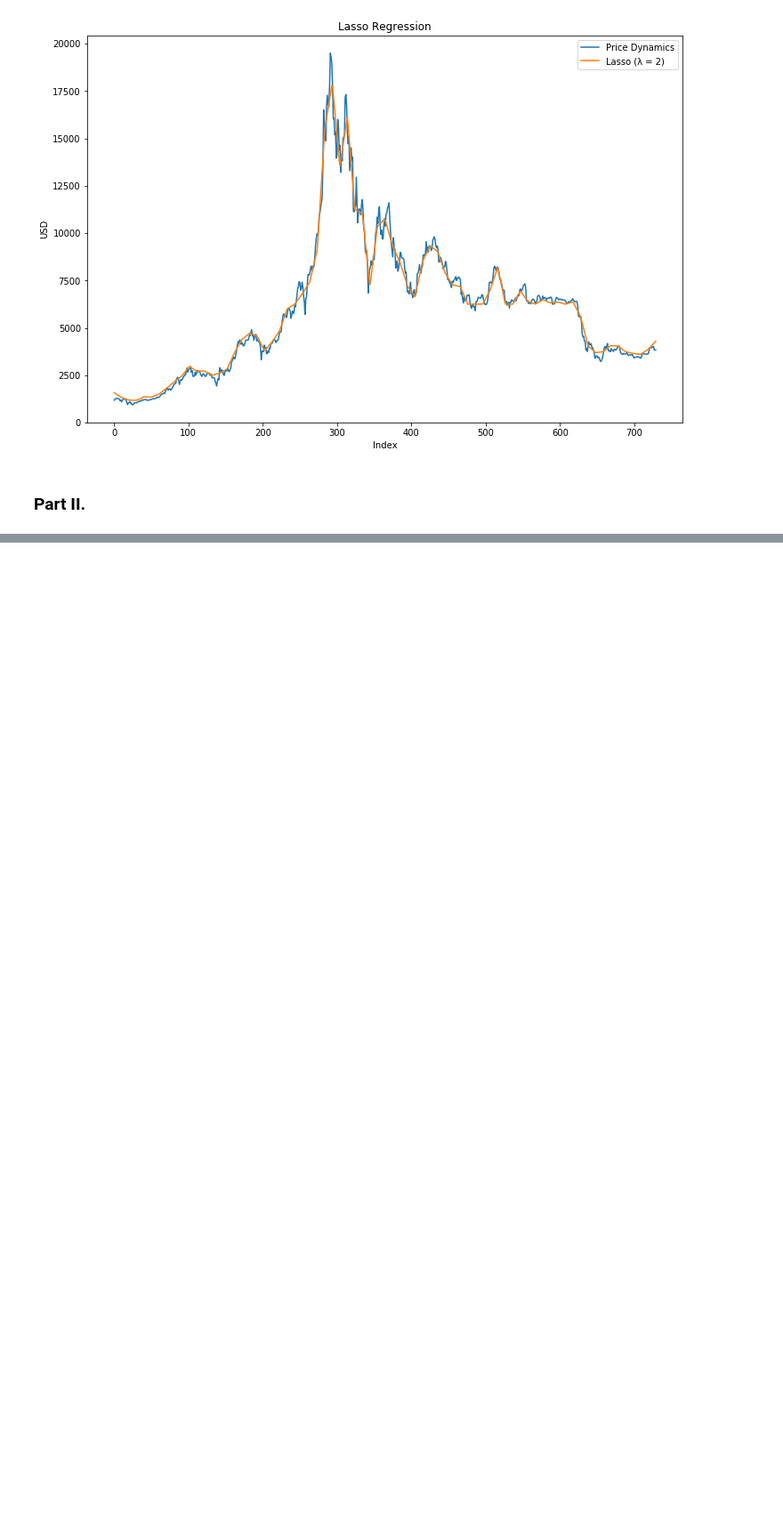
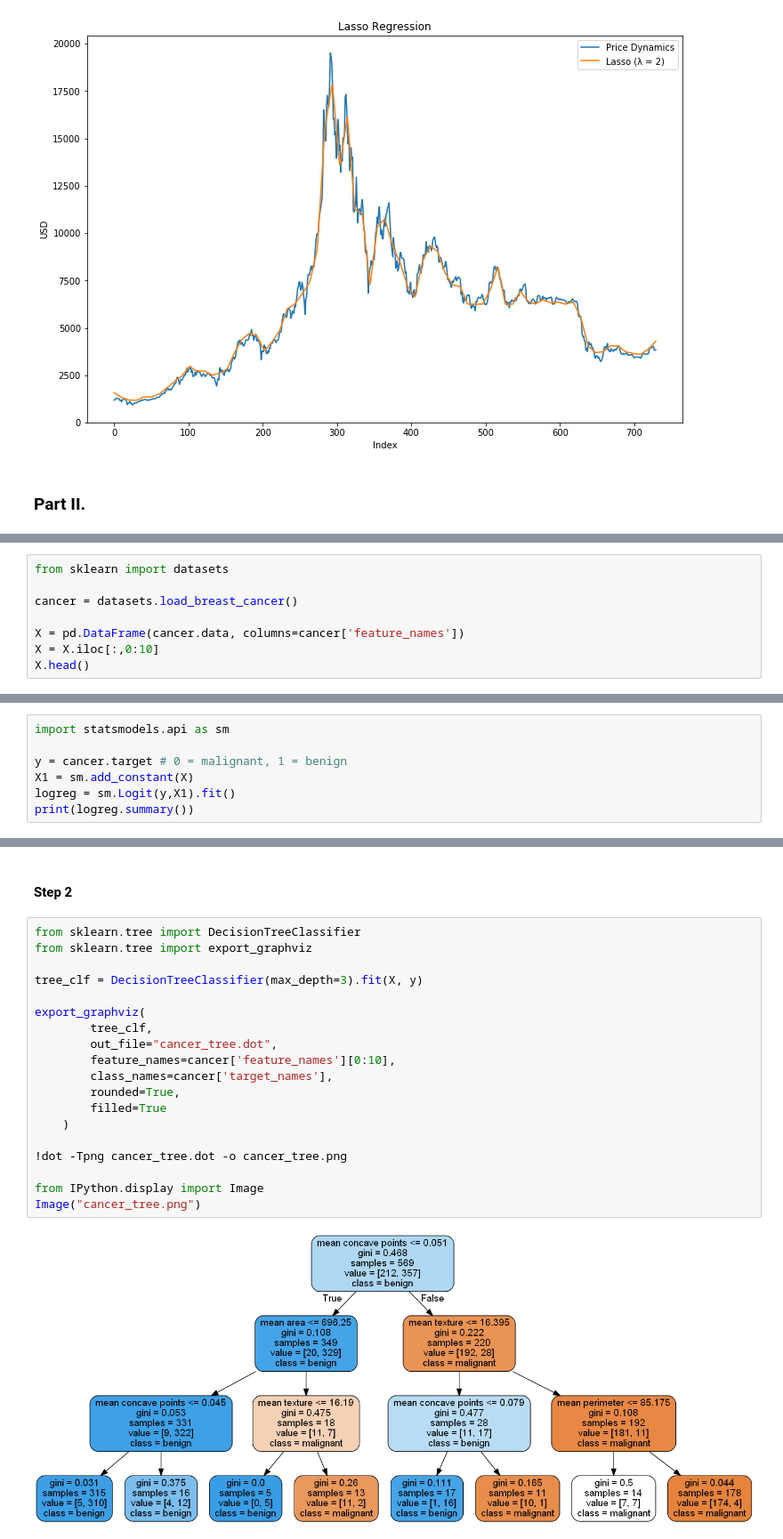
Before and after one commit to wch5621628/STAT3612, a Jupyter notebook: STAT3612_A2.ipynb, the cells around one changed output, grey strips where cells are left out. Shown at 89% size. Saved outputs shown, nothing was run; the diff lists cells and outputs as text; blank space fills up the shorter version.

```diff
--- a/STAT3612_A2.ipynb
+++ b/STAT3612_A2.ipynb
@@ -142,0 +145,8 @@ Best Regularization Parameter:  2.0
+# %%
+from sklearn import datasets
+
+cancer = datasets.load_breast_cancer()
+
+X = pd.DataFrame(cancer.data, columns=cancer['feature_names'])
+X = X.iloc[:,0:10]
+X.head()
@@ -142,0 +160,7 @@ Best Regularization Parameter:  2.0
+# %%
+import statsmodels.api as sm
+
+y = cancer.target # 0 = malignant, 1 = benign
+X1 = sm.add_constant(X)
+logreg = sm.Logit(y,X1).fit()
+print(logreg.summary())
@@ -142,0 +197,23 @@ Best Regularization Parameter:  2.0
+# %% [markdown]
+#### Step 2
+# %%
+from sklearn.tree import DecisionTreeClassifier
+from sklearn.tree import export_graphviz
+
+tree_clf = DecisionTreeClassifier(max_depth=3).fit(X, y)
+
+export_graphviz(
+        tree_clf,
+        out_file="cancer_tree.dot",
+        feature_names=cancer['feature_names'][0:10],
+        class_names=cancer['target_names'],
+        rounded=True,
+        filled=True
+    )
+
+!dot -Tpng cancer_tree.dot -o cancer_tree.png
+
+from IPython.display import Image
+Image("cancer_tree.png")
+# %% [output]
+[figure, added]
```
Also changed, not shown: parts of 11 cells of this notebook.
